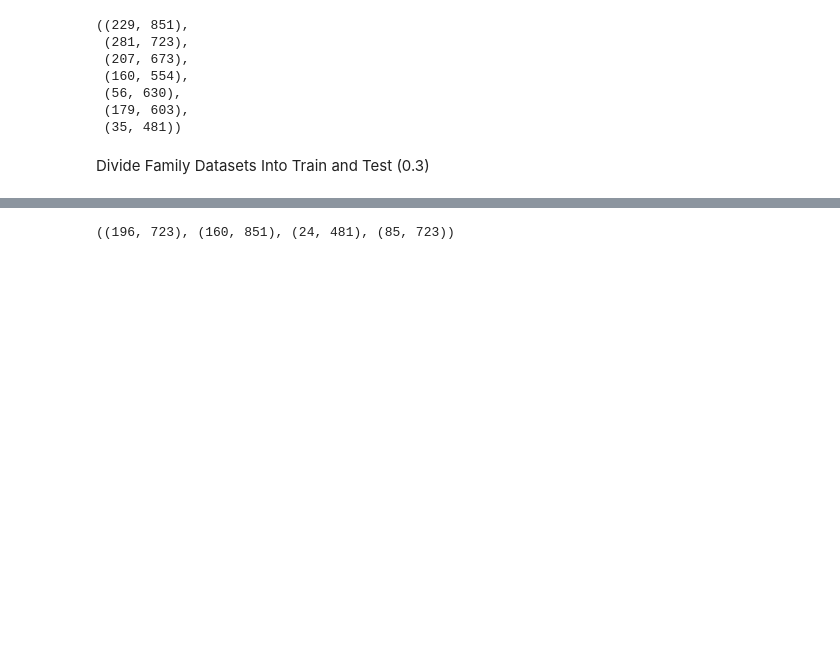
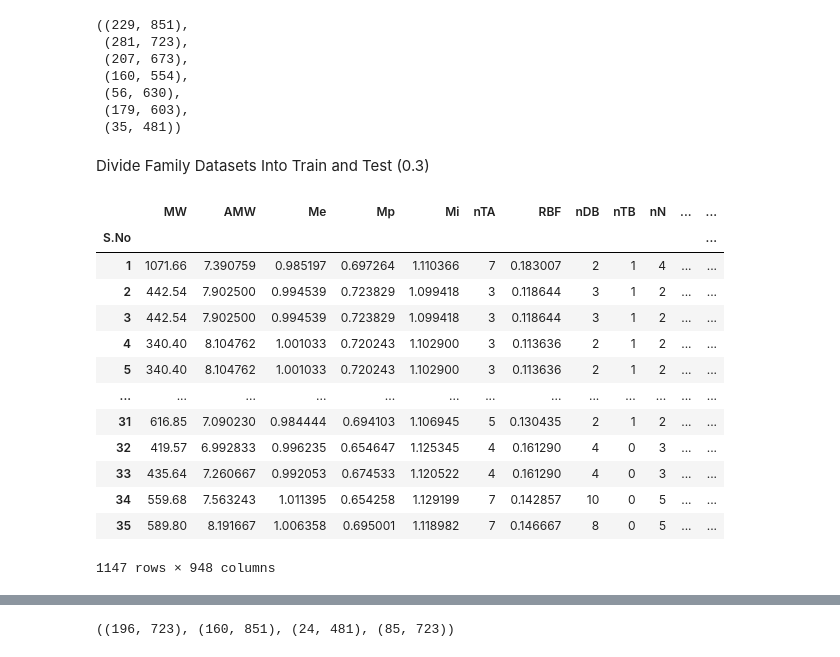
Before and after one commit to PaulC61/Cheminformatics, a Jupyter notebook: InternshipM2_BIU/WorkingEnvironment/Phase2/plsPaperTrimmed.ipynb, the cells around one changed output, grey strips where cells are left out. Saved outputs shown, nothing was run; the diff lists cells and outputs as text; code cells hidden in the pictures; blank space fills up the shorter version.

```diff
--- a/InternshipM2_BIU/WorkingEnvironment/Phase2/plsPaperTrimmed.ipynb
+++ b/InternshipM2_BIU/WorkingEnvironment/Phase2/plsPaperTrimmed.ipynb
@@ -68,0 +102,19 @@ Divide Family Datasets Into Train and Test (0.3)
+# %%
+global_X_train_rmCorr = vWSP(global_X, threshold=0.7)
+
+global_X_train_rmCorr
+# %% [output]
+|  | MW | AMW | Me | Mp | Mi | nTA | RBF | nDB | nTB | nN | ... | ... |
+| S.No |  |  |  |  |  |  |  |  |  |  |  | ... |
+| 1 | 1071.66 | 7.390759 | 0.985197 | 0.697264 | 1.110366 | 7 | 0.183007 | 2 | 1 | 4 | ... | ... |
+| 2 | 442.54 | 7.902500 | 0.994539 | 0.723829 | 1.099418 | 3 | 0.118644 | 3 | 1 | 2 | ... | ... |
+| 3 | 442.54 | 7.902500 | 0.994539 | 0.723829 | 1.099418 | 3 | 0.118644 | 3 | 1 | 2 | ... | ... |
+| 4 | 340.40 | 8.104762 | 1.001033 | 0.720243 | 1.102900 | 3 | 0.113636 | 2 | 1 | 2 | ... | ... |
+| 5 | 340.40 | 8.104762 | 1.001033 | 0.720243 | 1.102900 | 3 | 0.113636 | 2 | 1 | 2 | ... | ... |
+| ... | ... | ... | ... | ... | ... | ... | ... | ... | ... | ... | ... | ... |
+| 31 | 616.85 | 7.090230 | 0.984444 | 0.694103 | 1.106945 | 5 | 0.130435 | 2 | 1 | 2 | ... | ... |
+| 32 | 419.57 | 6.992833 | 0.996235 | 0.654647 | 1.125345 | 4 | 0.161290 | 4 | 0 | 3 | ... | ... |
+| 33 | 435.64 | 7.260667 | 0.992053 | 0.674533 | 1.120522 | 4 | 0.161290 | 4 | 0 | 3 | ... | ... |
+| 34 | 559.68 | 7.563243 | 1.011395 | 0.654258 | 1.129199 | 7 | 0.142857 | 10 | 0 | 5 | ... | ... |
+| 35 | 589.80 | 8.191667 | 1.006358 | 0.695001 | 1.118982 | 7 | 0.146667 | 8 | 0 | 5 | ... | ... |
+1147 rows × 948 columns
```
Also changed, not shown: parts of 21 cells of this notebook, 2 other files.
